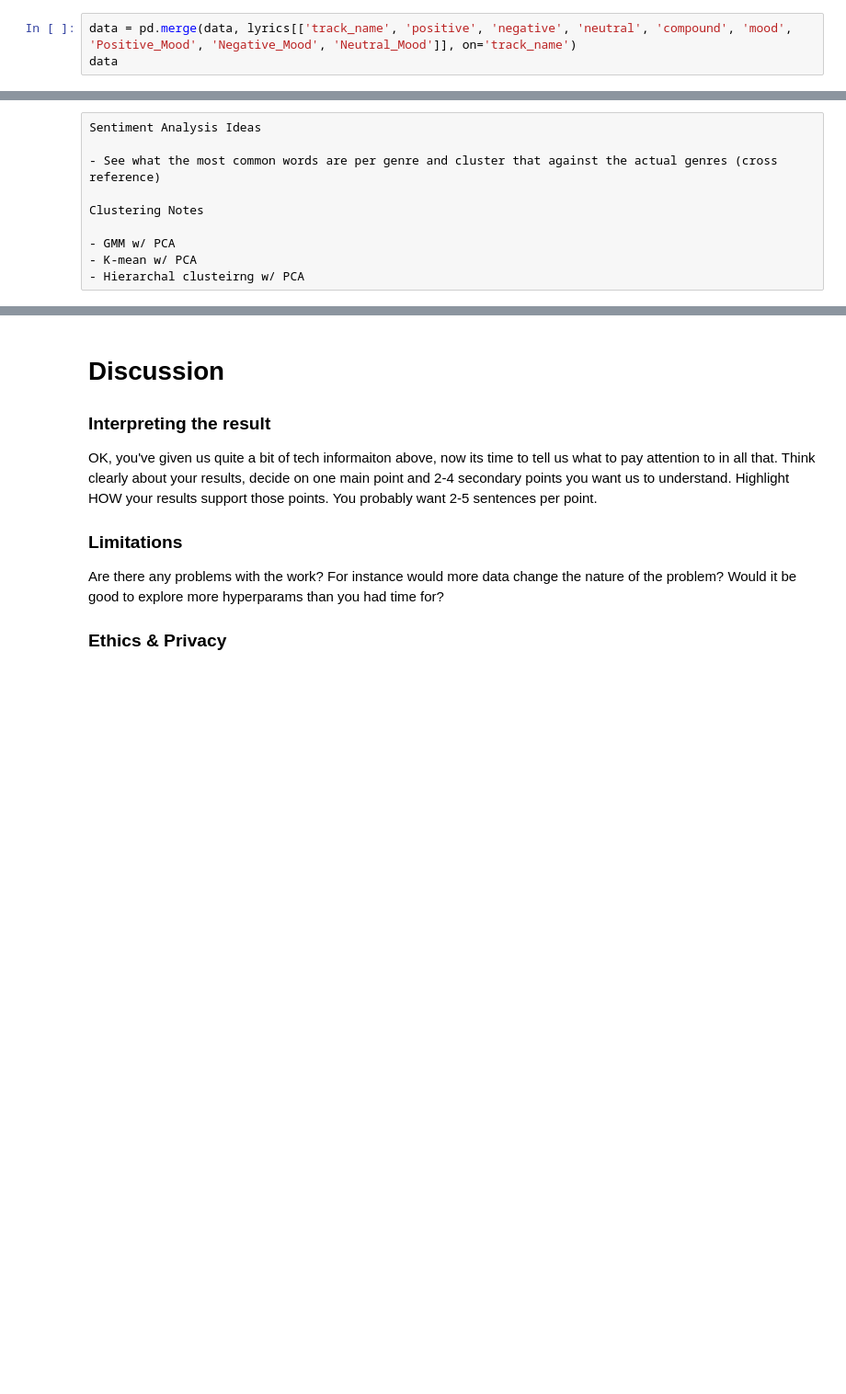
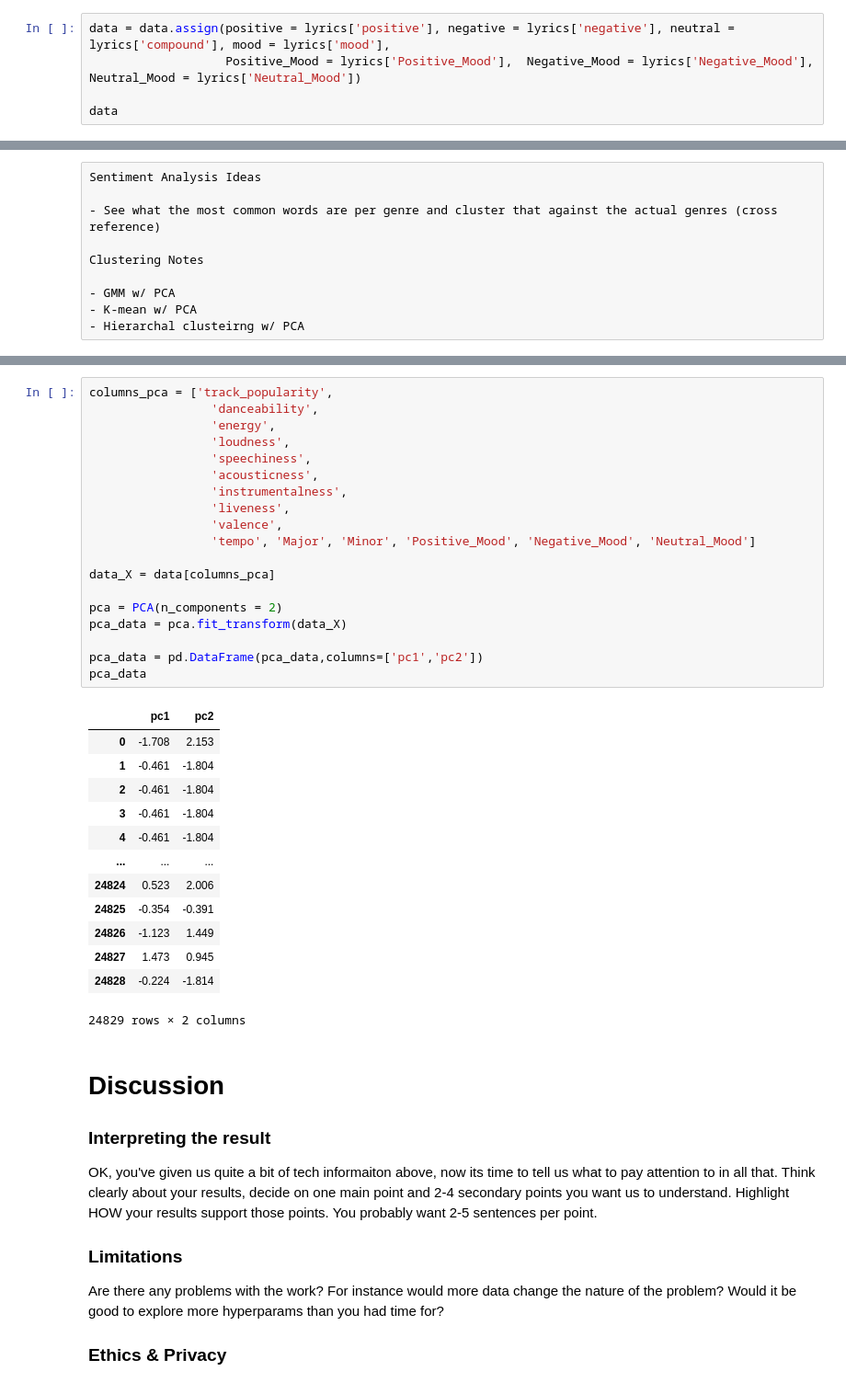
Before and after one commit to hellofatimad/cogs118b_proj, a Jupyter notebook: FinalProject_groupXXX.ipynb, the cells around one changed output, grey strips where cells are left out. Shown at 92% size. Drawn from its saved outputs; the diff is of its cells as text; blank space fills up the shorter version.

```diff
--- a/FinalProject_groupXXX.ipynb
+++ b/FinalProject_groupXXX.ipynb
@@ -514,7 +530,9 @@ See the caveats in the documentation: https://pandas.pydata.org/pandas-docs/stab
 # %% [markdown]
 Let's merge all mood columns into our data df
 # %%
-data = pd.merge(data, lyrics[['track_name', 'positive', 'negative', 'neutral', 'compound', 'mood', 'Positive_Mood', 'Negative_Mood', 'Neutral_Mood']], on='track_name')
+data = data.assign(positive = lyrics['positive'], negative = lyrics['negative'], neutral = lyrics['compound'], mood = lyrics['mood'],
+                   Positive_Mood = lyrics['Positive_Mood'],  Negative_Mood = lyrics['Negative_Mood'], Neutral_Mood = lyrics['Neutral_Mood'])
+
 data
 # %% [output]
 |  | track_name | track_artist | lyrics | track_popularity | track_album_name | track_album_release_date | ... |
@@ -603,3 +627,36 @@ Clustering Notes
+# %%
+columns_pca = ['track_popularity',
+                 'danceability',
+                 'energy',
+                 'loudness',
+                 'speechiness',
+                 'acousticness',
+                 'instrumentalness',
+                 'liveness',
+                 'valence',
+                 'tempo', 'Major', 'Minor', 'Positive_Mood', 'Negative_Mood', 'Neutral_Mood']
+
+data_X = data[columns_pca]
+
+pca = PCA(n_components = 2)
+pca_data = pca.fit_transform(data_X)
+
+pca_data = pd.DataFrame(pca_data,columns=['pc1','pc2'])
+pca_data
+# %% [output]
+|  | pc1 | pc2 |
+| 0 | -1.708 | 2.153 |
+| 1 | -0.461 | -1.804 |
+| 2 | -0.461 | -1.804 |
+| 3 | -0.461 | -1.804 |
+| 4 | -0.461 | -1.804 |
+| ... | ... | ... |
+| 24824 | 0.523 | 2.006 |
+| 24825 | -0.354 | -0.391 |
+| 24826 | -1.123 | 1.449 |
+| 24827 | 1.473 | 0.945 |
+| 24828 | -0.224 | -1.814 |
+24829 rows × 2 columns
 # %% [markdown]
 # Discussion
 
```
Also changed, not shown: parts of 10 cells of this notebook.
